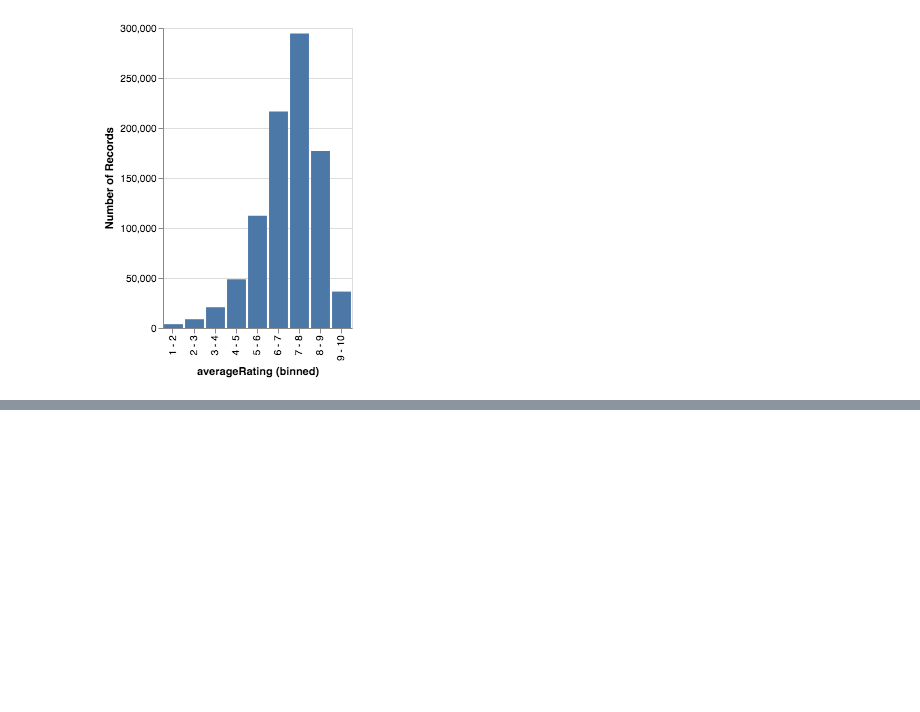
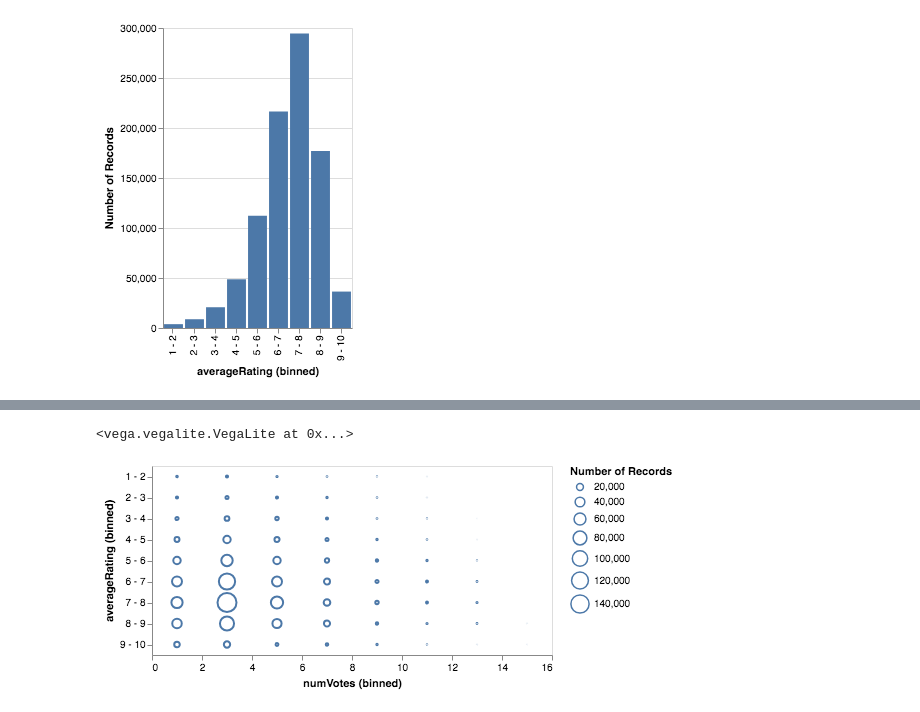
Before and after one commit to sarthakbatragatech/MovieViz, a Jupyter notebook: imdb.ipynb, the cells around one changed output, grey strips where cells are left out. Drawn from its saved outputs; the diff is of its cells as text; code cells hidden in the pictures; blank space fills up the shorter version.

```diff
--- a/imdb.ipynb
+++ b/imdb.ipynb
@@ -105,0 +115,11 @@ alt.Chart(master_df).mark_bar().encode(
+# %%
+temp_df = master_df.copy()
+temp_df['numVotes'] = np.log(temp_df['numVotes'].astype(float))
+alt.Chart(temp_df).mark_point().encode(
+    alt.X('numVotes:Q', bin=True),
+    alt.Y('averageRating:O', bin=True),
+    size='count()'
+)
+# %% [output]
+<vega.vegalite.VegaLite at 0x...>
+[figure, added]
```
Also changed, not shown: parts of 1 cell of this notebook.
